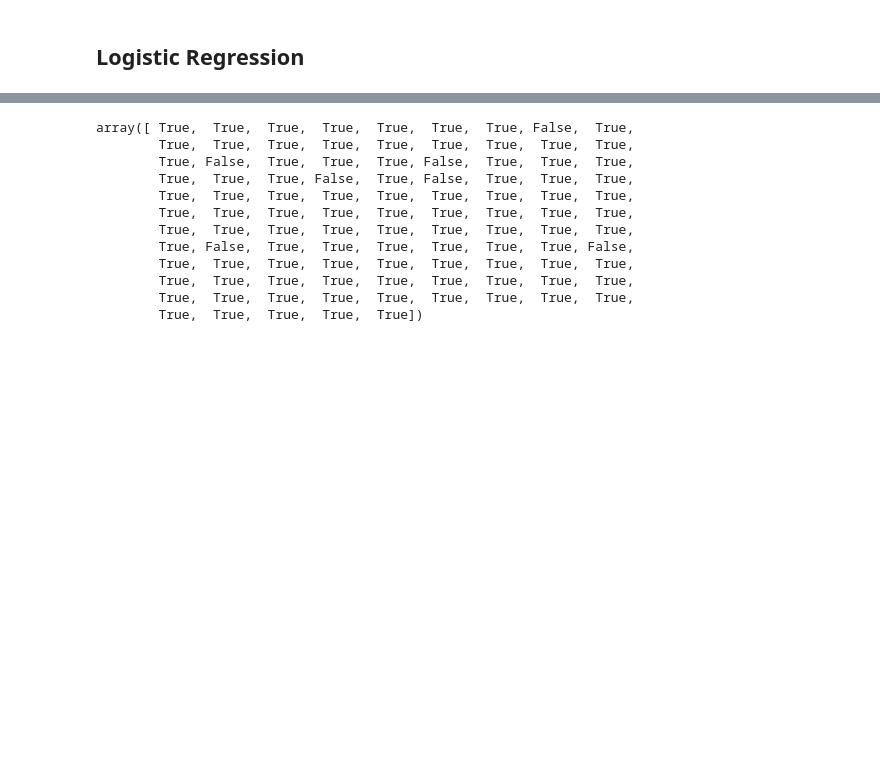
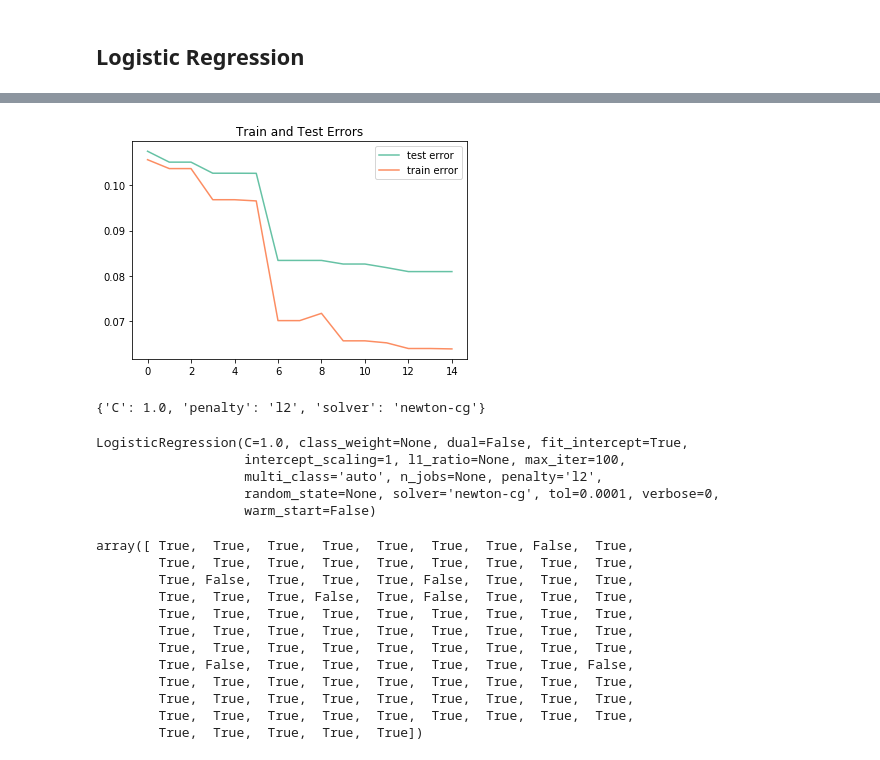
Before and after one commit to sonamanukyan92/supervised-learning-algorithms-on-the-diabetes-dataset, a Jupyter notebook: supervised learning algorithms on the diabetes dataset.ipynb, the cells around one changed output, grey strips where cells are left out. Drawn from its saved outputs; the diff is of its cells as text; code cells hidden in the pictures; blank space fills up the shorter version.

```diff
--- a/supervised learning algorithms on the diabetes dataset.ipynb
+++ b/supervised learning algorithms on the diabetes dataset.ipynb
@@ -1007,0 +960,28 @@ LogisticRegression(C=1.0, class_weight=None, dual=False, fit_intercept=True,
+# %%
+from sklearn.model_selection import RepeatedStratifiedKFold
+from sklearn.model_selection import GridSearchCV
+from sklearn.linear_model import LogisticRegression
+
+# define models and parameters
+model = LogisticRegression()
+solvers = ['newton-cg', 'lbfgs', 'liblinear']
+penalty = ['l2']
+c_values = [100, 10, 1.0, 0.1, 0.01]
+
+# define grid search
+grid = dict(solver=solvers,penalty=penalty,C=c_values)
+cv = RepeatedStratifiedKFold(n_splits=10, n_repeats=3, random_state=1)
+grid_search = GridSearchCV(estimator=model, param_grid=grid, n_jobs=-1, cv=cv, scoring='accuracy',error_score=0,return_train_score=True)
+grid_result = grid_search.fit(X_train, y_train)
+# %%
+mean_test = grid_result.cv_results_['mean_test_score']
+std_test = grid_result.cv_results_['std_test_score']
+mean_train = grid_result.cv_results_['mean_train_score']
+std_train = grid_result.cv_results_['std_train_score']
+params = grid_result.cv_results_['params']
+test_err = 1 - grid_result.cv_results_['mean_test_score']
+train_err = 1 - grid_result.cv_results_['mean_train_score']
+dfa = pd.DataFrame(list(zip(mean_test, std_test, mean_train, std_train, params, test_err, train_err)),
+               columns =['mean_test_score', 'std_test_score', 'mean_train_score', 'std_train_score', 'params', 'test_error', 'train_error'])
+dfa = dfa.sort_values(by = 'test_error', ascending=False, ignore_index=True)
+dfa
@@ -1008,3 +1005,24 @@ LogisticRegression(C=1.0, class_weight=None, dual=False, fit_intercept=True,
+# %%
+plt.plot(dfa['test_error'], label='test error')
+plt.plot(dfa['train_error'], label='train error')
+plt.legend(loc='upper right')
+plt.title('Train and Test Errors')
+plt.show()
+# %% [output]
+[figure, added]
+# %%
+dfa.loc[6,'params']
+# %% [output]
+{'C': 1.0, 'penalty': 'l2', 'solver': 'newton-cg'}
+# %%
+classifier = LogisticRegression(penalty='l2', C=1.0, solver='newton-cg')
+classifier.fit(X_train, y_train)
+# %% [output]
+LogisticRegression(C=1.0, class_weight=None, dual=False, fit_intercept=True,
+                   intercept_scaling=1, l1_ratio=None, max_iter=100,
+                   multi_class='auto', n_jobs=None, penalty='l2',
+                   random_state=None, solver='newton-cg', tol=0.0001, verbose=0,
+                   warm_start=False)
 # %%
 y_pred = classifier.predict(X_test)
 y_pred_proba = classifier.predict_proba(X_test)
```
Also changed, not shown: parts of 16 cells of this notebook.
